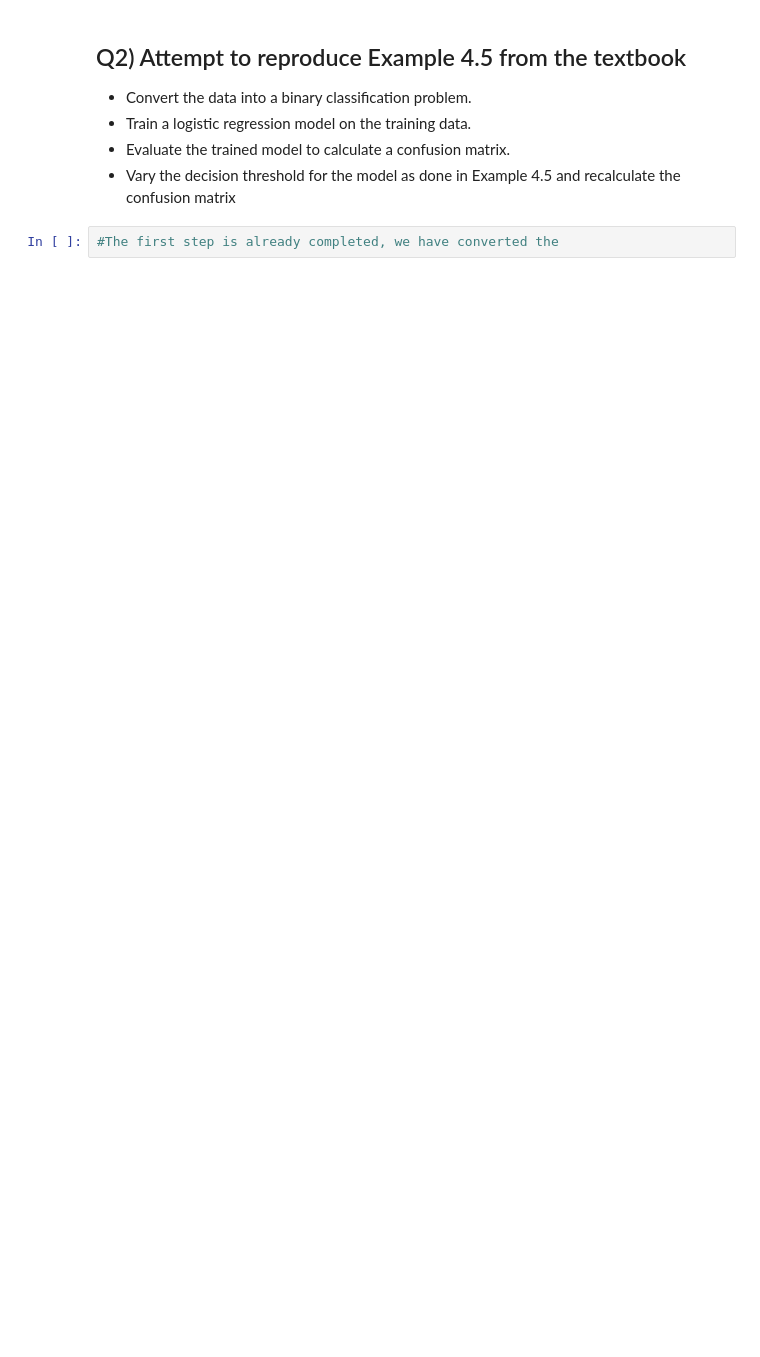
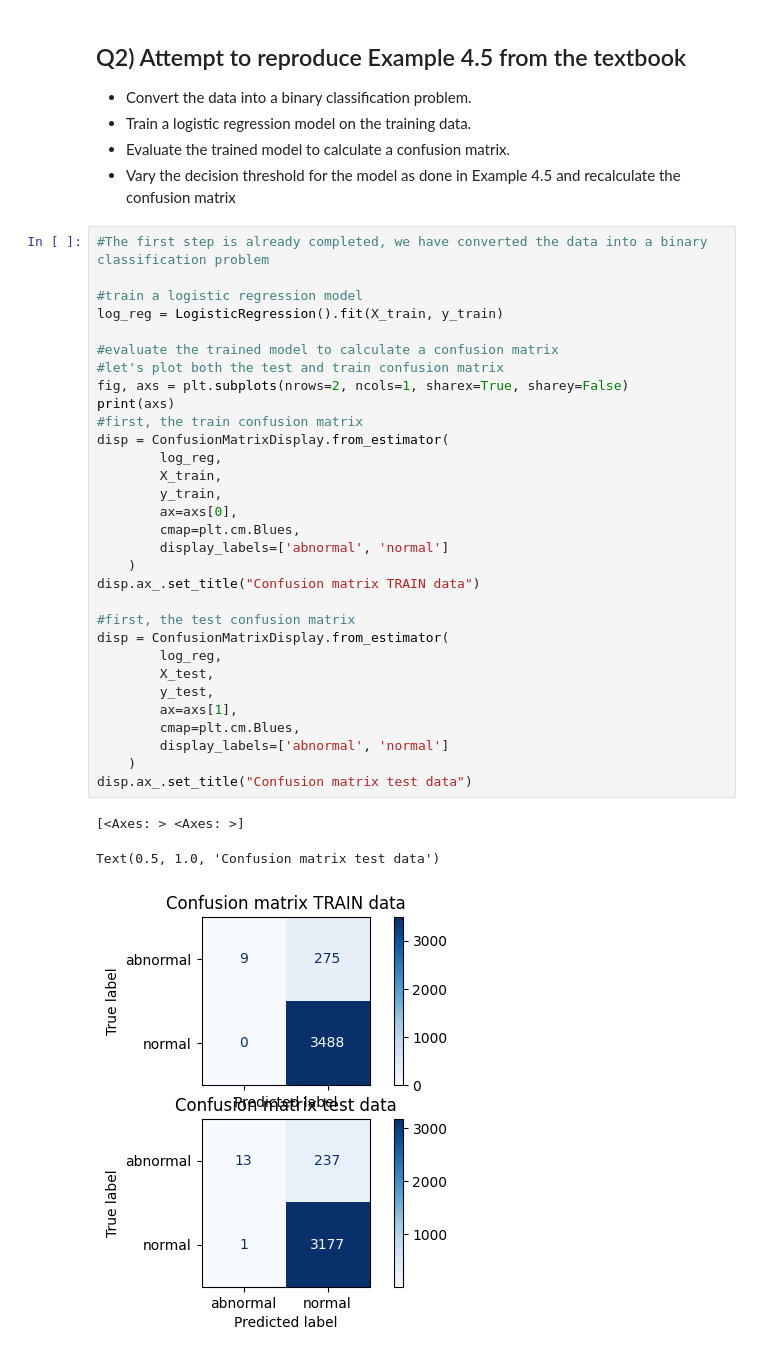
Before and after one commit to DanielCiccC/COMP4702_S12023, a Jupyter notebook: Pracw6/prac6.ipynb, the cells around one changed output. Drawn from its saved outputs; the diff is of its cells as text; blank space fills up the shorter version.

```diff
--- a/Pracw6/prac6.ipynb
+++ b/Pracw6/prac6.ipynb
@@ -82,5 +82,38 @@ _ = display.ax_.set_title("2-class ROC curve")
 - Train a logistic regression model on the training data.
 - Evaluate the trained model to calculate a confusion matrix.
 - Vary  the  decision  threshold  for  the  model  as  done  in  Example  4.5  and  recalculate the confusion matrix
-# %%
-#The first step is already completed, we have converted the
+# %%
+#The first step is already completed, we have converted the data into a binary classification problem
+
+#train a logistic regression model
+log_reg = LogisticRegression().fit(X_train, y_train)
+
+#evaluate the trained model to calculate a confusion matrix
+#let's plot both the test and train confusion matrix
+fig, axs = plt.subplots(nrows=2, ncols=1, sharex=True, sharey=False)
+print(axs)
+#first, the train confusion matrix
+disp = ConfusionMatrixDisplay.from_estimator(
+        log_reg,
+        X_train,
+        y_train,
+        ax=axs[0],
+        cmap=plt.cm.Blues,
+        display_labels=['abnormal', 'normal']
+    )
+disp.ax_.set_title("Confusion matrix TRAIN data")
+
+#first, the test confusion matrix
+disp = ConfusionMatrixDisplay.from_estimator(
+        log_reg,
+        X_test,
+        y_test,
+        ax=axs[1],
+        cmap=plt.cm.Blues,
+        display_labels=['abnormal', 'normal']
+    )
+disp.ax_.set_title("Confusion matrix test data")
+# %% [output]
+[<Axes: > <Axes: >]
+Text(0.5, 1.0, 'Confusion matrix test data')
+[figure, added]
```
Also changed, not shown: parts of 5 cells of this notebook, 3 other files.
